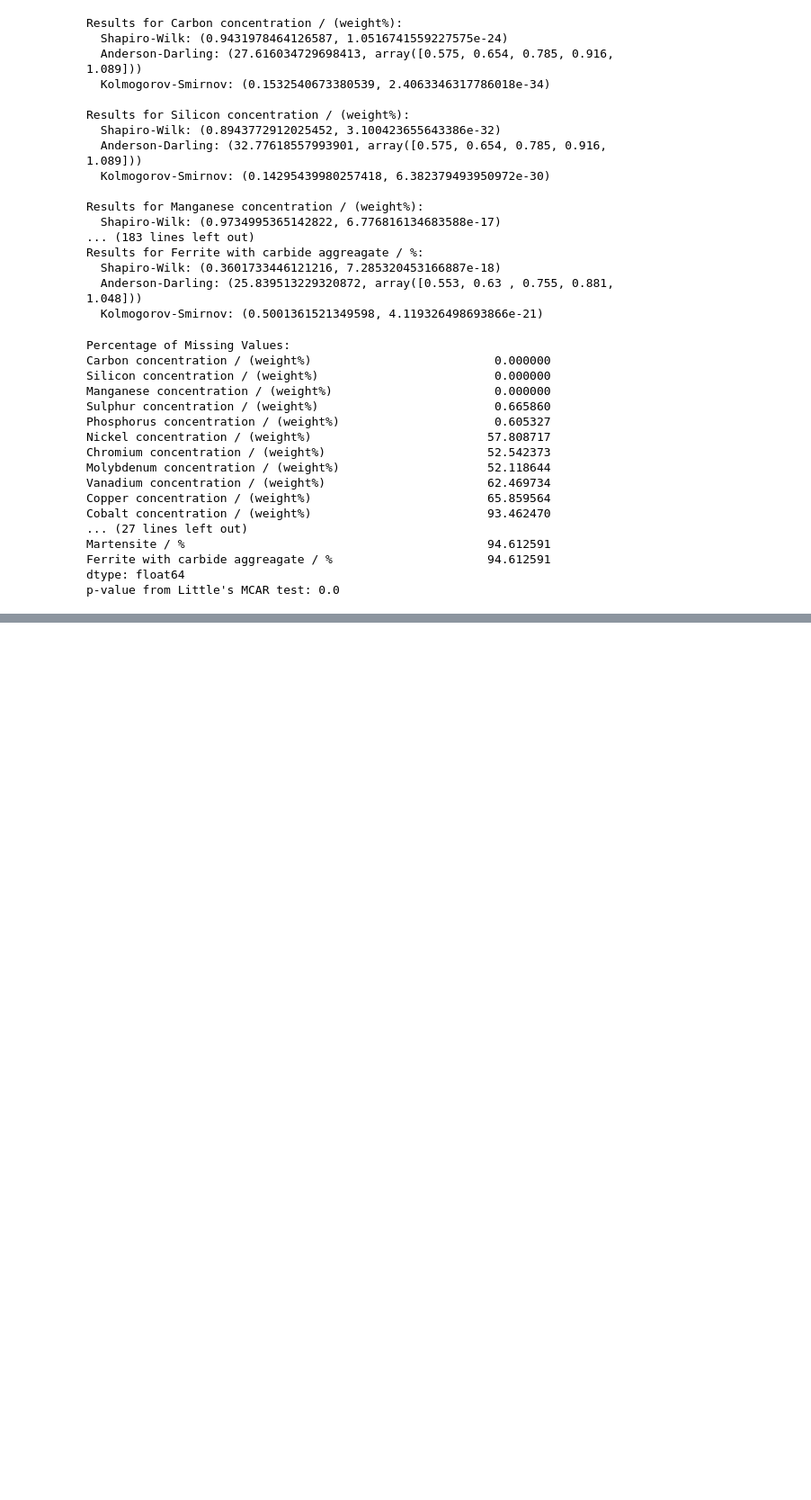
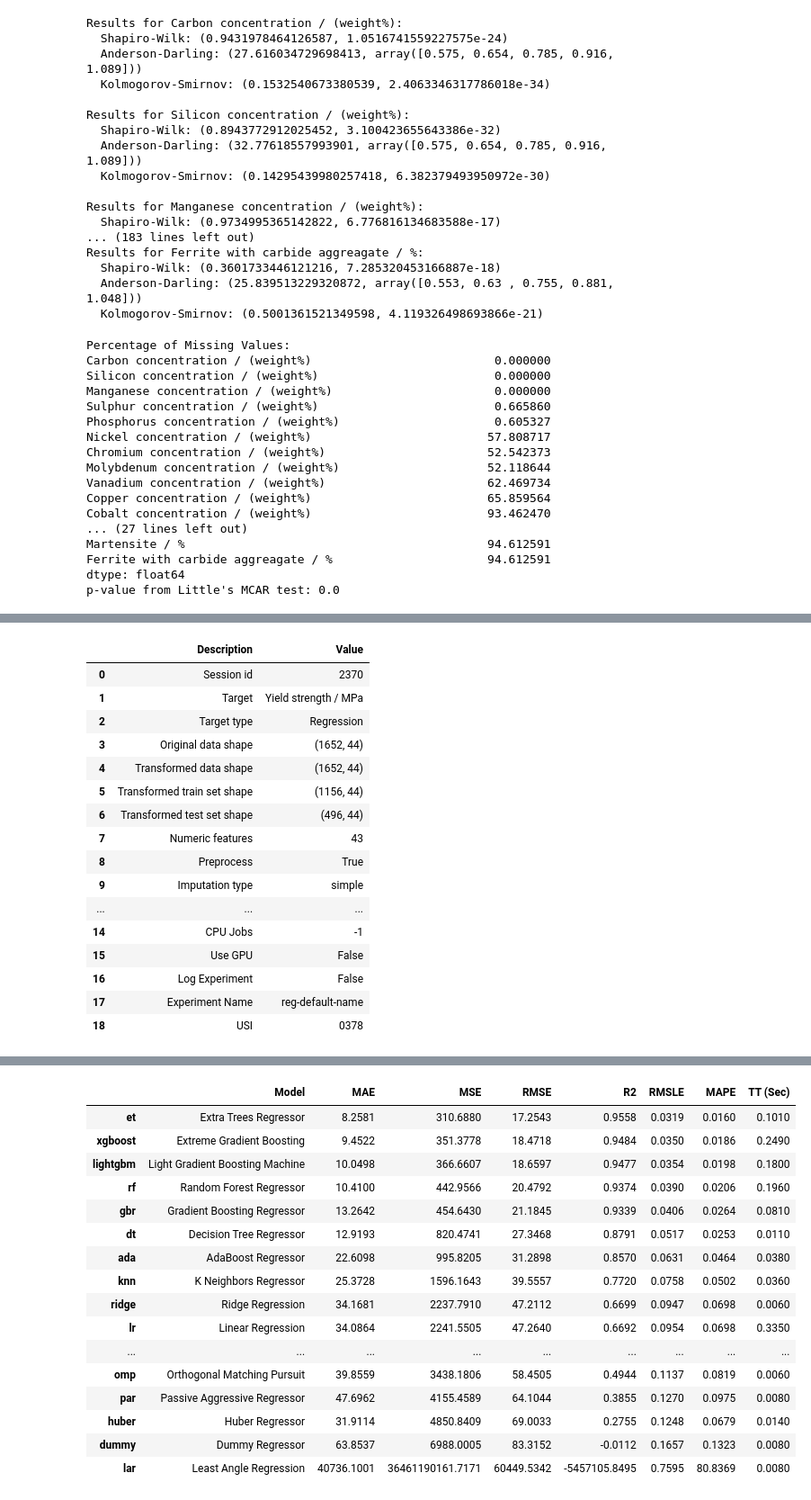
Before and after one commit to mateusgoto01/appAutoProject, a Jupyter notebook: dataframeAnalysis.ipynb, the cells around one changed output, grey strips where cells are left out. Shown at 90% size. Cells and saved outputs as stored; diff of their text form; code cells hidden in the pictures; blank space fills up the shorter version.

Commit message:
[test] models

```diff
--- a/dataframeAnalysis.ipynb
+++ b/dataframeAnalysis.ipynb
@@ -500,0 +563,27 @@ TypeError: impute_pattern_substitution() missing 1 required positional argument:
+# %%
+
+
+# init setup
+from pycaret.regression import *
+clf1 = setup(data = df_knn, target = 'Yield strength / MPa')
+
+# compare models
+best = compare_models()
+# %% [output]
+|  | Description | Value |
+| 0 | Session id | 2370 |
+| 1 | Target | Yield strength / MPa |
+| 2 | Target type | Regression |
+| 3 | Original data shape | (1652, 44) |
+| 4 | Transformed data shape | (1652, 44) |
+| 5 | Transformed train set shape | (1156, 44) |
+| 6 | Transformed test set shape | (496, 44) |
+| 7 | Numeric features | 43 |
+| 8 | Preprocess | True |
+| 9 | Imputation type | simple |
+| ... | ... | ... |
+| 14 | CPU Jobs | -1 |
+| 15 | Use GPU | False |
+| 16 | Log Experiment | False |
+| 17 | Experiment Name | reg-default-name |
+| 18 | USI | 0378 |
@@ -500,0 +591,17 @@ TypeError: impute_pattern_substitution() missing 1 required positional argument:
+|  | Model | MAE | MSE | RMSE | R2 | RMSLE | MAPE | TT (Sec) |
+| et | Extra Trees Regressor | 8.2581 | 310.6880 | 17.2543 | 0.9558 | 0.0319 | 0.0160 | 0.1010 |
+| xgboost | Extreme Gradient Boosting | 9.4522 | 351.3778 | 18.4718 | 0.9484 | 0.0350 | 0.0186 | 0.2490 |
+| lightgbm | Light Gradient Boosting Machine | 10.0498 | 366.6607 | 18.6597 | 0.9477 | 0.0354 | 0.0198 | 0.1800 |
+| rf | Random Forest Regressor | 10.4100 | 442.9566 | 20.4792 | 0.9374 | 0.0390 | 0.0206 | 0.1960 |
+| gbr | Gradient Boosting Regressor | 13.2642 | 454.6430 | 21.1845 | 0.9339 | 0.0406 | 0.0264 | 0.0810 |
+| dt | Decision Tree Regressor | 12.9193 | 820.4741 | 27.3468 | 0.8791 | 0.0517 | 0.0253 | 0.0110 |
+| ada | AdaBoost Regressor | 22.6098 | 995.8205 | 31.2898 | 0.8570 | 0.0631 | 0.0464 | 0.0380 |
+| knn | K Neighbors Regressor | 25.3728 | 1596.1643 | 39.5557 | 0.7720 | 0.0758 | 0.0502 | 0.0360 |
+| ridge | Ridge Regression | 34.1681 | 2237.7910 | 47.2112 | 0.6699 | 0.0947 | 0.0698 | 0.0060 |
+| lr | Linear Regression | 34.0864 | 2241.5505 | 47.2640 | 0.6692 | 0.0954 | 0.0698 | 0.3350 |
+| ... | ... | ... | ... | ... | ... | ... | ... | ... |
+| omp | Orthogonal Matching Pursuit | 39.8559 | 3438.1806 | 58.4505 | 0.4944 | 0.1137 | 0.0819 | 0.0060 |
+| par | Passive Aggressive Regressor | 47.6962 | 4155.4589 | 64.1044 | 0.3855 | 0.1270 | 0.0975 | 0.0080 |
+| huber | Huber Regressor | 31.9114 | 4850.8409 | 69.0033 | 0.2755 | 0.1248 | 0.0679 | 0.0140 |
+| dummy | Dummy Regressor | 63.8537 | 6988.0005 | 83.3152 | -0.0112 | 0.1657 | 0.1323 | 0.0080 |
+| lar | Least Angle Regression | 40736.1001 | 36461190161.7171 | 60449.5342 | -5457105.8495 | 0.7595 | 80.8369 | 0.0080 |
```
Also changed, not shown: parts of 13 cells of this notebook, 1 other file.
